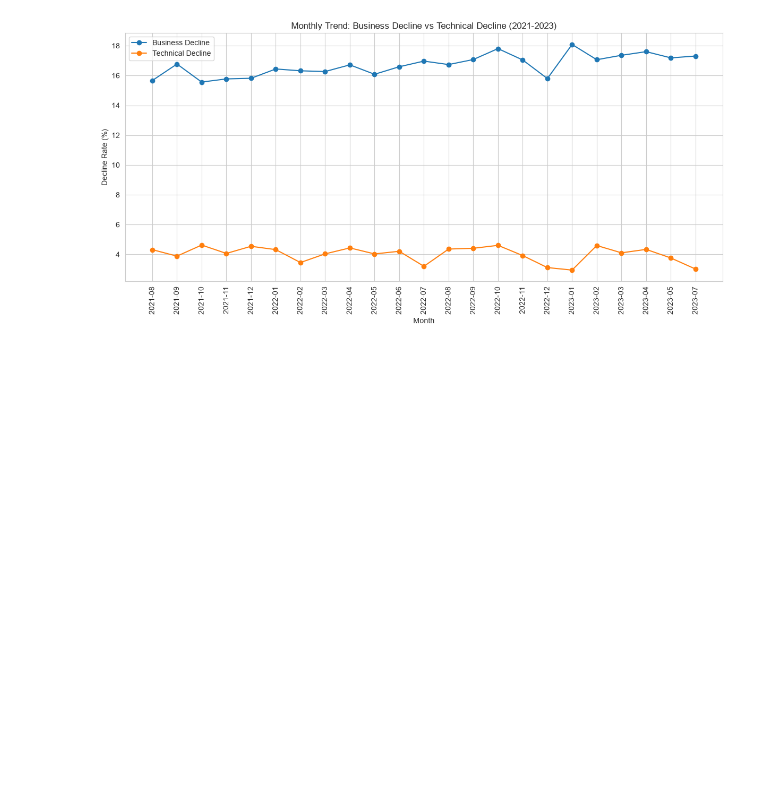
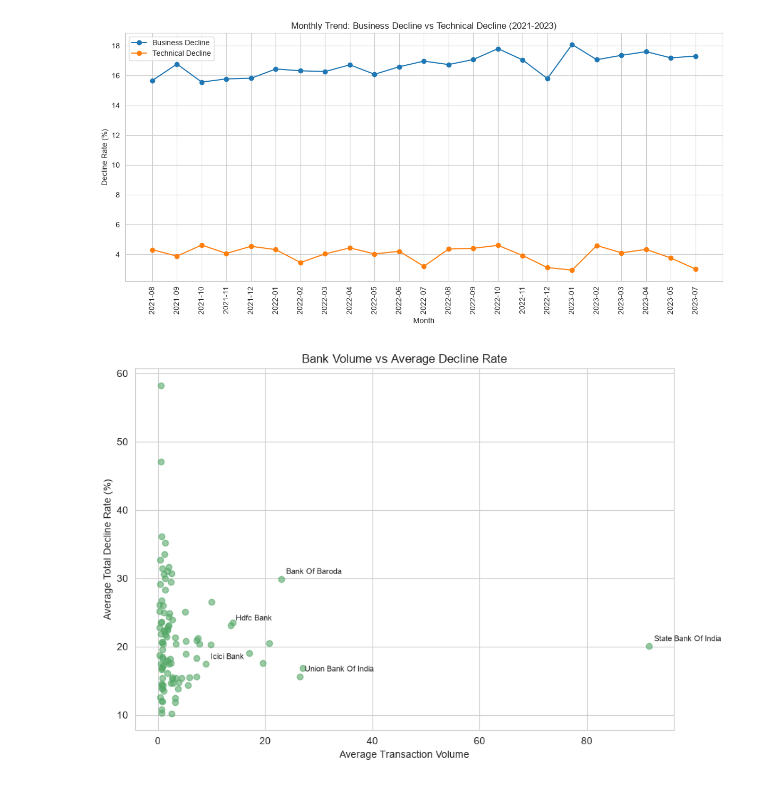
Before and after one commit to nandini2217/NPCI-Digital-Payments-Failure-Analysis, a Jupyter notebook: notebooks/eda.ipynb, the cells around one changed output. Drawn from its saved outputs; the diff is of its cells as text; code cells hidden in the pictures; blank space fills up the shorter version.

Commit message:
EDA: bank volume vs decline rate scatter plot

```diff
--- a/notebooks/eda.ipynb
+++ b/notebooks/eda.ipynb
@@ -93,3 +93,26 @@ plt.savefig("../data/processed/chart_monthly_trend.png", dpi=150)
 plt.show()
 # %% [output]
 [figure]
+# %%
+bank_summary = (
+    df.groupby("bank")
+    .agg(avg_volume=("total_volume", "mean"), avg_decline=("total_decline_pct", "mean"))
+    .reset_index()
+)
+
+plt.figure(figsize=(9, 6))
+plt.scatter(bank_summary["avg_volume"], bank_summary["avg_decline"], alpha=0.6, color="#55A868")
+
+# Label a few notable banks so the chart tells a story, not just dots
+notable_banks = ["State Bank Of India", "Bank Of Baroda", "Union Bank Of India", "Hdfc Bank", "Icici Bank"]
+for _, row in bank_summary[bank_summary["bank"].isin(notable_banks)].iterrows():
+    plt.annotate(row["bank"], (row["avg_volume"], row["avg_decline"]), fontsize=8, xytext=(5, 5), textcoords="offset points")
+
+plt.title("Bank Volume vs Average Decline Rate")
+plt.xlabel("Average Transaction Volume")
+plt.ylabel("Average Total Decline Rate (%)")
+plt.tight_layout()
+plt.savefig("../data/processed/chart_volume_vs_decline.png", dpi=150)
+plt.show()
+# %% [output]
+[figure, added]
```
Also changed, not shown: 1 other file.
